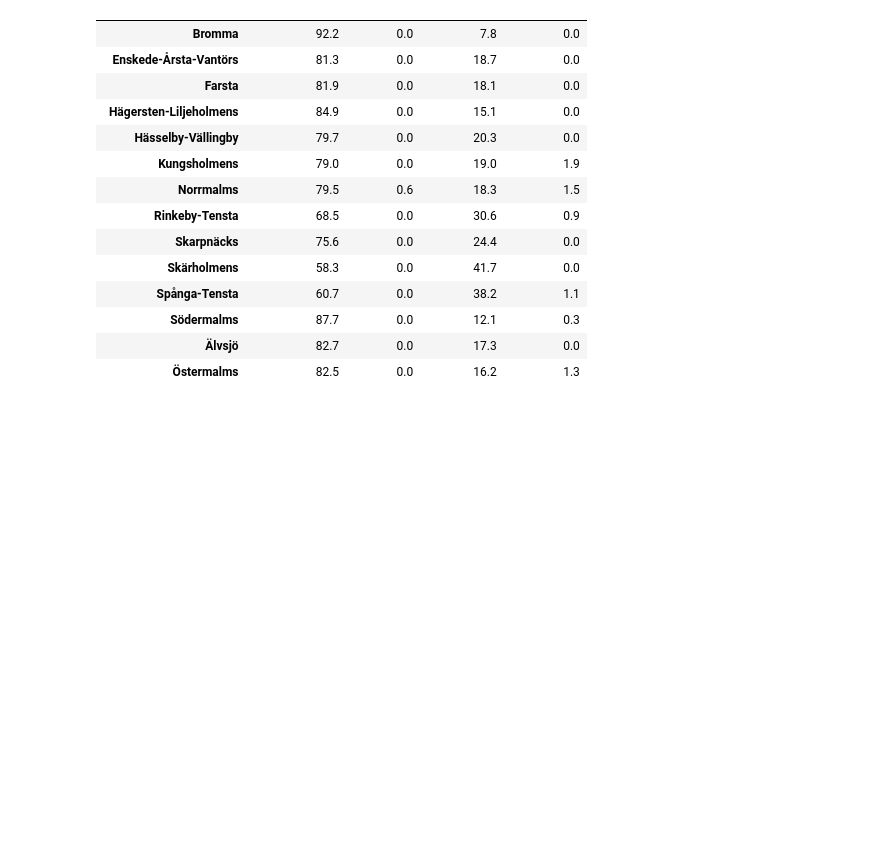
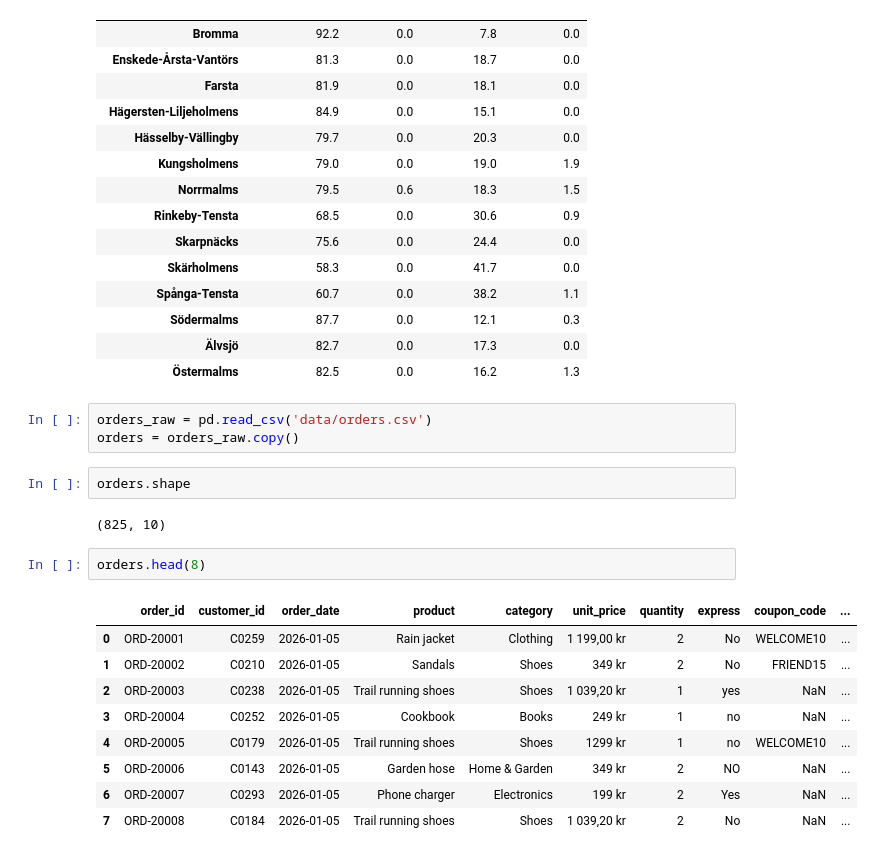
Before and after one commit to Danie1Alexandre/Lexicon---Python---AI, a Jupyter notebook: Data analysis and Visualisation/demo.jpnb.ipynb, the cells around one changed output. Saved outputs shown, nothing was run; the diff lists cells and outputs as text; blank space fills up the shorter version.

```diff
--- a/Data analysis and Visualisation/demo.jpnb.ipynb
+++ b/Data analysis and Visualisation/demo.jpnb.ipynb
@@ -279,3 +279,22 @@ pd.crosstab(listings["neighbourhood_cleansed"], listings['room_type'])
 | Södermalms | 87.7 | 0.0 | 12.1 | 0.3 |
 | Älvsjö | 82.7 | 0.0 | 17.3 | 0.0 |
 | Östermalms | 82.5 | 0.0 | 16.2 | 1.3 |
+# %%
+orders_raw = pd.read_csv('data/orders.csv')
+orders = orders_raw.copy()
+# %%
+orders.shape
+# %% [output]
+(825, 10)
+# %%
+orders.head(8)
+# %% [output]
+|  | order_id | customer_id | order_date | product | category | unit_price | quantity | express | coupon_code | ... |
+| 0 | ORD-20001 | C0259 | 2026-01-05 | Rain jacket | Clothing | 1 199,00 kr | 2 | No | WELCOME10 | ... |
+| 1 | ORD-20002 | C0210 | 2026-01-05 | Sandals | Shoes | 349 kr | 2 | No | FRIEND15 | ... |
+| 2 | ORD-20003 | C0238 | 2026-01-05 | Trail running shoes | Shoes | 1 039,20 kr | 1 | yes | NaN | ... |
+| 3 | ORD-20004 | C0252 | 2026-01-05 | Cookbook | Books | 249 kr | 1 | no | NaN | ... |
+| 4 | ORD-20005 | C0179 | 2026-01-05 | Trail running shoes | Shoes | 1299 kr | 1 | no | WELCOME10 | ... |
+| 5 | ORD-20006 | C0143 | 2026-01-05 | Garden hose | Home & Garden | 349 kr | 2 | NO | NaN | ... |
+| 6 | ORD-20007 | C0293 | 2026-01-05 | Phone charger | Electronics | 199 kr | 2 | Yes | NaN | ... |
+| 7 | ORD-20008 | C0184 | 2026-01-05 | Trail running shoes | Shoes | 1 039,20 kr | 2 | No | NaN | ... |
```
Also changed, not shown: parts of 41 cells of this notebook, 7 other files.
